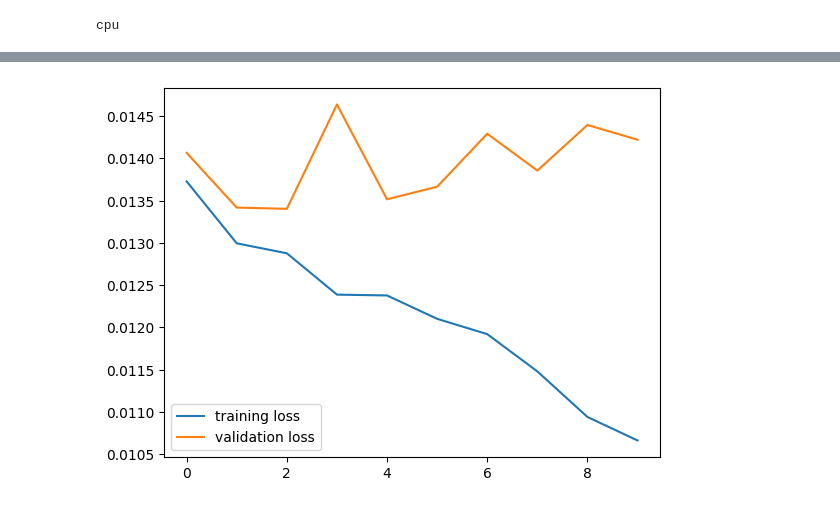
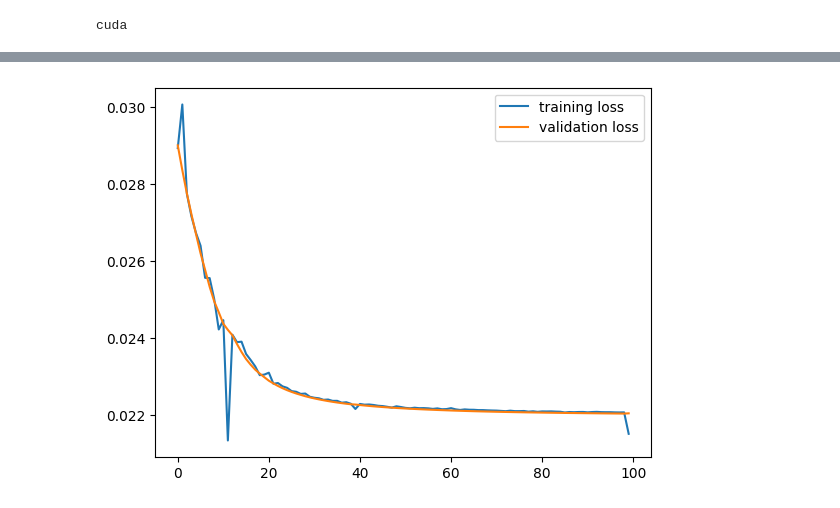
Before and after one commit to enricortegab/Goal_Probability, a Jupyter notebook: XARXES/PROYECTE/Training_PROVA.ipynb, the cells around one changed output, grey strips where cells are left out. Drawn from its saved outputs; the diff is of its cells as text; code cells hidden in the pictures.

```diff
--- a/XARXES/PROYECTE/Training_PROVA.ipynb
+++ b/XARXES/PROYECTE/Training_PROVA.ipynb
@@ -149,3 +159,38 @@ class ModelCNN(nn.Module):
+# %%
+class WeightedLoss(nn.Module):
+    def __init__(self, image_size, sigma=1.0):
+        super(WeightedLoss, self).__init__()
+        self.image_size = image_size
+        self.sigma = sigma
+        self.register_buffer('gaussian_mask', self.create_gaussian_mask())
+
+    def create_gaussian_mask(self):
+        x = torch.arange(0, self.image_size[1]).float()
+        y = torch.arange(0, self.image_size[0]).float()
+        xx, yy = torch.meshgrid(y, x, indexing='ij')
+        cx, cy = self.image_size[1] // 2, self.image_size[0] // 2
+        distance = (xx - cx)**2 + (yy - cy)**2
+        gaussian = torch.exp(-distance / (2 * self.sigma ** 2))
+        return gaussian / gaussian.sum()
+
+    def forward(self, output, target, input_image):
+        """
+        output: [B, 1] logits
+        target: [B, 1] ground truth (float)
+        input_image: [B, C, H, W]
+        """
+
+        B = output.shape[0]
+        # Convert to grayscale or sum channels
+        with torch.no_grad():
+            grayscale = input_image[:, :3].mean(dim=1)  # [B, H, W] — assuming RGB in channels 0–2
+            importance = (grayscale * self.gaussian_mask).view(B, -1).sum(dim=1)  # [B]
+            importance = importance / importance.sum()  # Normalize importance per batch
+
+        bce = F.binary_cross_entropy_with_logits(output.view(-1), target.view(-1), reduction='none')  # [B]
+        weighted_loss = (importance * bce).sum()  # scalar
+
+        return weighted_loss
 # %%
 def train(epoch, criterion, model, optimizer, loader,device):
 
@@ -161,7 +206,7 @@ def train(epoch, criterion, model, optimizer, loader,device):
 
         output = model(data)
         output = output.view(-1)
-        loss = criterion(output, target.float())
+        loss = criterion(output, target.float(),data)
         loss.backward()
         optimizer.step()
         if batch_idx % 100 == 0:
@@ -173,6 +218,7 @@ def train(epoch, criterion, model, optimizer, loader,device):
         total_loss += loss.item()
     return total_loss / len(loader.dataset)
 # %%
+
 
 def validate(criterion, model, loader, device):
     val_loss = 0
@@ -183,7 +229,7 @@ def validate(criterion, model, loader, device):
         for data, target in loader:
             data, target = data.to(device), target.to(device)
             output = model(data).view(-1)
-            loss = criterion(output, target.float())
+            loss = criterion(output, target.float(),data)
             val_loss += loss.item()
 
             pred = (output >= 0.5).long()  # predicción binaria
@@ -206,15 +252,15 @@ torch.manual_seed(0)
 model=ModelCNN()
 model.to(device)
 train_loader, val_loader = get_dataloaders(df, batch_size=32)
-criterion = torch.nn.BCELoss()
+criterion = WeightedLoss((224,224)).to(device)
 optimizer = torch.optim.SGD(model.parameters(), lr=learning_rate, momentum=momentum, weight_decay=lambda_l2)
 # %% [output]
-cpu
+cuda
 # %%
 losses= {"train":[], "validate":[] }
 losses = {"train": [], "val": []}
 
-for epoch in range(10):
+for epoch in range(100):
 
     train_loss = train(epoch, criterion, model, optimizer, train_loader, device)
     val_loss = validate(criterion, model, val_loader, device)
@@ -248 +294 @@ Test set: Average loss: 0.0142, Accuracy: 241/284 (85%)
-[figure, old version]
+[figure, new version]
```
Also changed, not shown: parts of 6 cells of this notebook.
